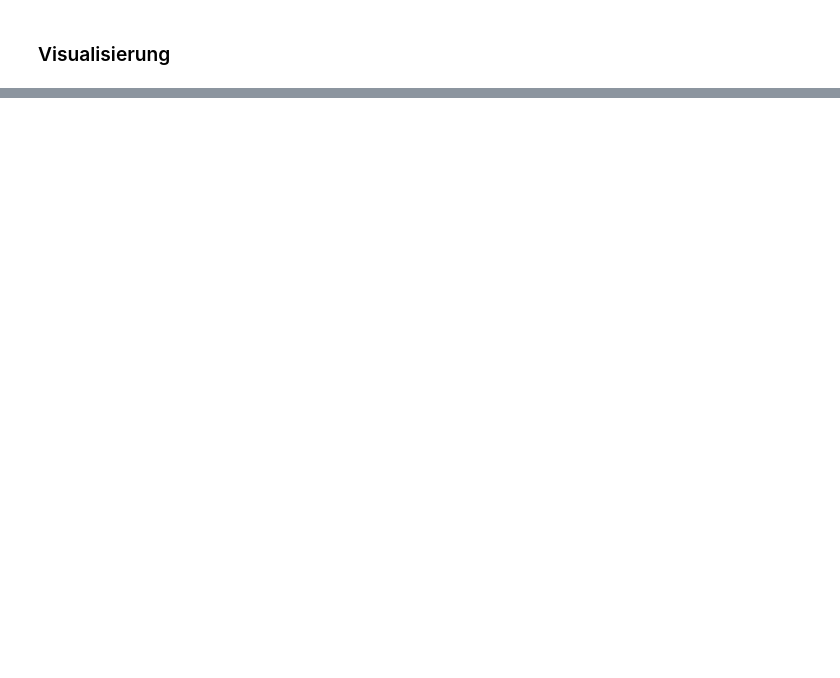
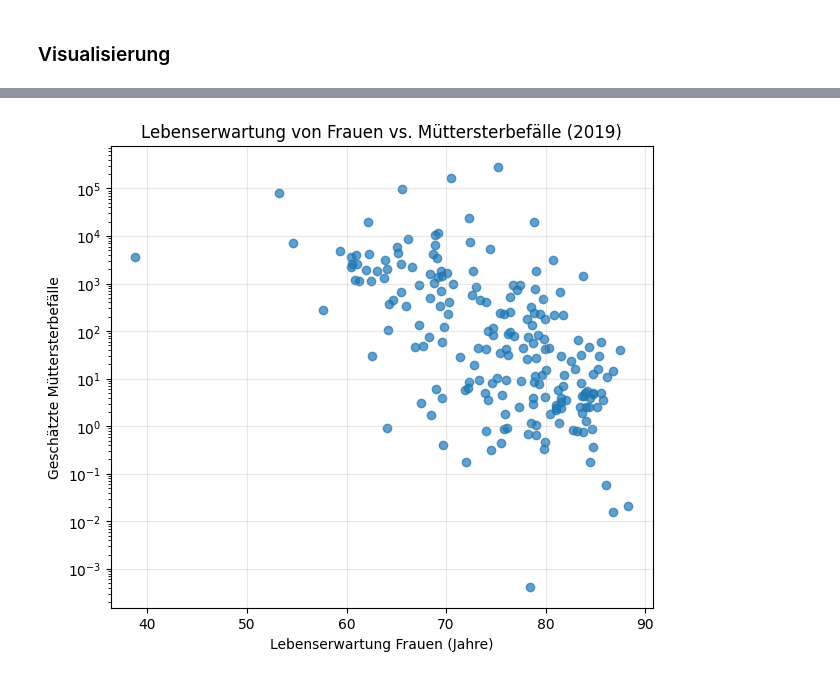
Before and after one commit to jelenaahr/Python-LN2-JR, a Jupyter notebook: Bsp_Leistungsnachweis_Python_Lebenserwartung.ipynb, the cells around one changed output, grey strips where cells are left out. Cells and saved outputs as stored; diff of their text form; code cells hidden in the pictures; blank space fills up the shorter version.

Commit message:
merge durchgeführt und Fragestellung bearbeitet

```diff
--- a/Bsp_Leistungsnachweis_Python_Lebenserwartung.ipynb
+++ b/Bsp_Leistungsnachweis_Python_Lebenserwartung.ipynb
@@ -264,0 +305,6 @@ KeyError: 'Nigeria'
+# %%
+import pandas as pd
+import matplotlib.pyplot as plt
+
+life = pd.read_csv("life-expectancy-of-women-vs-life-expectancy-of-men.csv")
+maternal = pd.read_csv("number-of-maternal-deaths-by-region.csv")
@@ -264,0 +319,12 @@ KeyError: 'Nigeria'
+# %%
+life = life[[
+    'Entity',
+    'Year',
+    'Life expectancy - Sex: female - Age: 0 - Variant: estimates'
+]]
+# %%
+maternal = maternal[[
+    'Entity',
+    'Year',
+    'Estimated maternal deaths'
+]]
@@ -264,0 +333,9 @@ KeyError: 'Nigeria'
+# %%
+import pandas as pd
+
+df = pd.merge(
+    life,
+    maternal,
+    on=['Entity', 'Year'],
+    how='inner'
+)
@@ -264,0 +351,20 @@ KeyError: 'Nigeria'
+# %%
+import matplotlib.pyplot as plt
+
+df_2019 = df[df['Year'] == 2019].dropna()
+
+plt.figure(figsize=(7, 6))
+plt.scatter(
+    df_2019['Life expectancy - Sex: female - Age: 0 - Variant: estimates'],
+    df_2019['Estimated maternal deaths'],
+    alpha=0.7
+)
+
+plt.xlabel('Lebenserwartung Frauen (Jahre)')
+plt.ylabel('Geschätzte Müttersterbefälle')
+plt.title('Lebenserwartung von Frauen vs. Müttersterbefälle (2019)')
+plt.yscale('log')
+plt.grid(True, alpha=0.3)
+plt.show()
+# %% [output]
+[figure, added]
```
Also changed, not shown: parts of 28 cells of this notebook, 2 other files.
